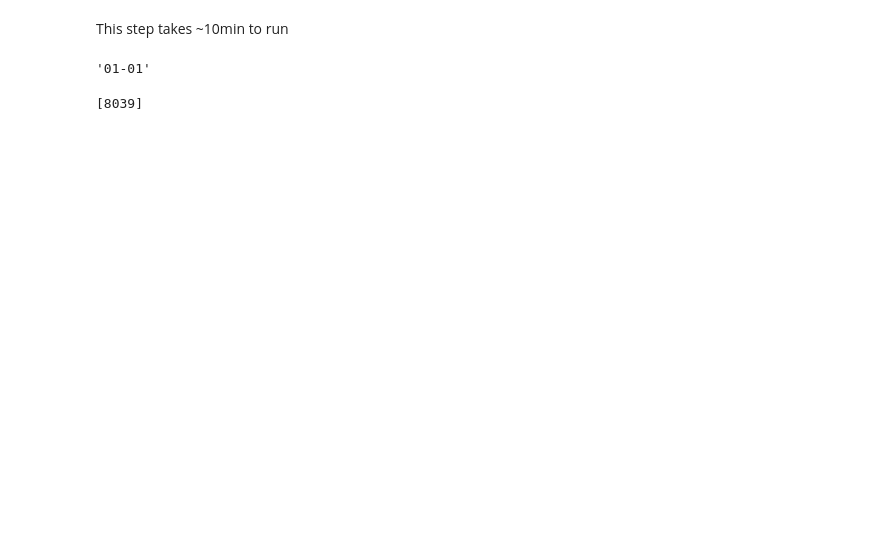
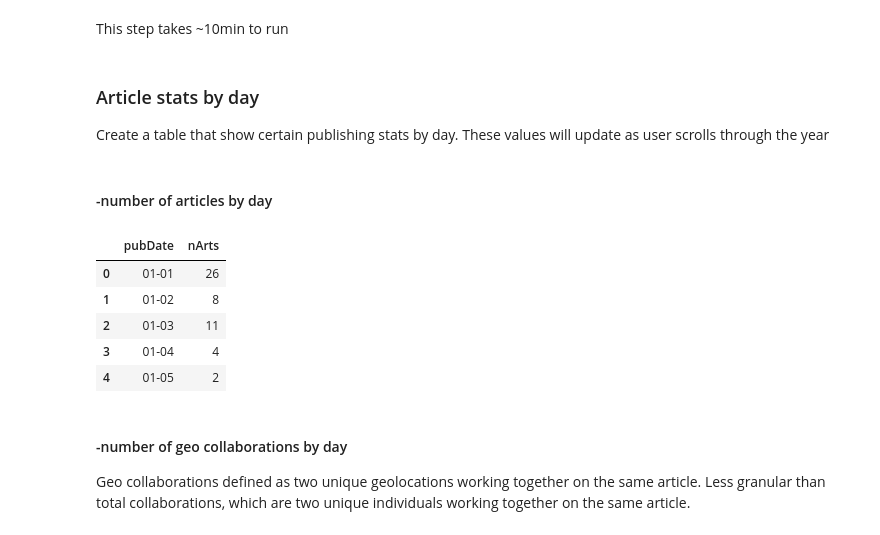
Before and after one commit to jeffmacinnes/COVID_vis, a Jupyter notebook: notebooks/PrepWebsiteData.ipynb, the cells around one changed output. Drawn from its saved outputs; the diff is of its cells as text; code cells hidden in the pictures; blank space fills up the shorter version.

```diff
--- a/notebooks/PrepWebsiteData.ipynb
+++ b/notebooks/PrepWebsiteData.ipynb
@@ -130,11 +134,35 @@ siteCollabs = collabs_df[['pubDate', 'srcIdx', 'dstIdx']].sort_values('pubDate')
 # %%
 # write data to file
 siteCollabs.to_csv(join(outputDir, 'collabsByDate.csv'), index=False)
-# %%
-'-'.join(d.split('-')[1:])
-# %% [output]
-'01-01'
-# %%
-cityGeocodes_df.index[cityGeocodes_df['geoID'] == 'ChIJU3OqqNAywkcRUG1NL6uZAAQ'].tolist()
-# %% [output]
-[8039]
+# %% [markdown]
+### Article stats by day
+Create a table that show certain publishing stats by day. These values will update as user scrolls through the year
+# %% [markdown]
+#### -number of articles by day
+# %%
+# calculate the number of collaborations (author to author) for every article
+nArts = []
+for art in arts:
+    nArts.append({
+        'PMCID': art['PMCID'],
+        'pubDate': art['pubDate'],
+    })
+
+# store as dataframe
+nArts_df = pd.DataFrame(nArts)
+
+# groupby day
+nArtsByDay = nArts_df.groupby('pubDate').size().reset_index(name="nArts").sort_values('pubDate')
+nArtsByDay['pubDate'] = nArtsByDay['pubDate'].apply(lambda x: '-'.join(x.split('-')[1:]))
+# %%
+nArtsByDay.head()
+# %% [output]
+|  | pubDate | nArts |
+| 0 | 01-01 | 26 |
+| 1 | 01-02 | 8 |
+| 2 | 01-03 | 11 |
+| 3 | 01-04 | 4 |
+| 4 | 01-05 | 2 |
+# %% [markdown]
+#### -number of geo collaborations by day
+Geo collaborations defined as two unique geolocations working together on the same article. Less granular than total collaborations, which are two unique individuals working together on the same article.
```
Also changed, not shown: parts of 22 cells of this notebook, 5 other files.
